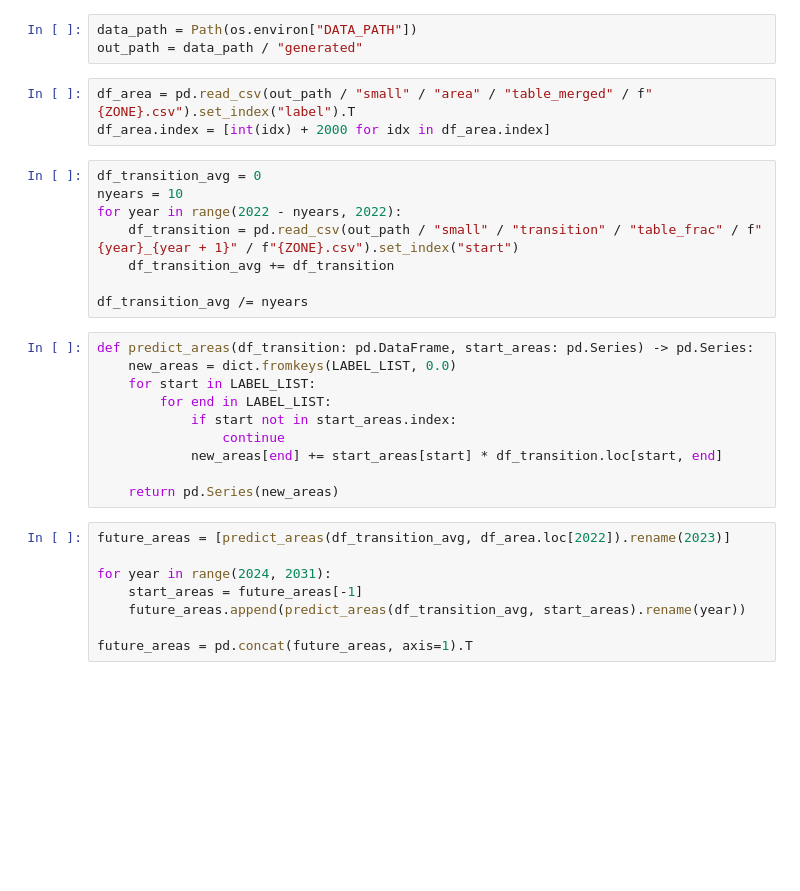
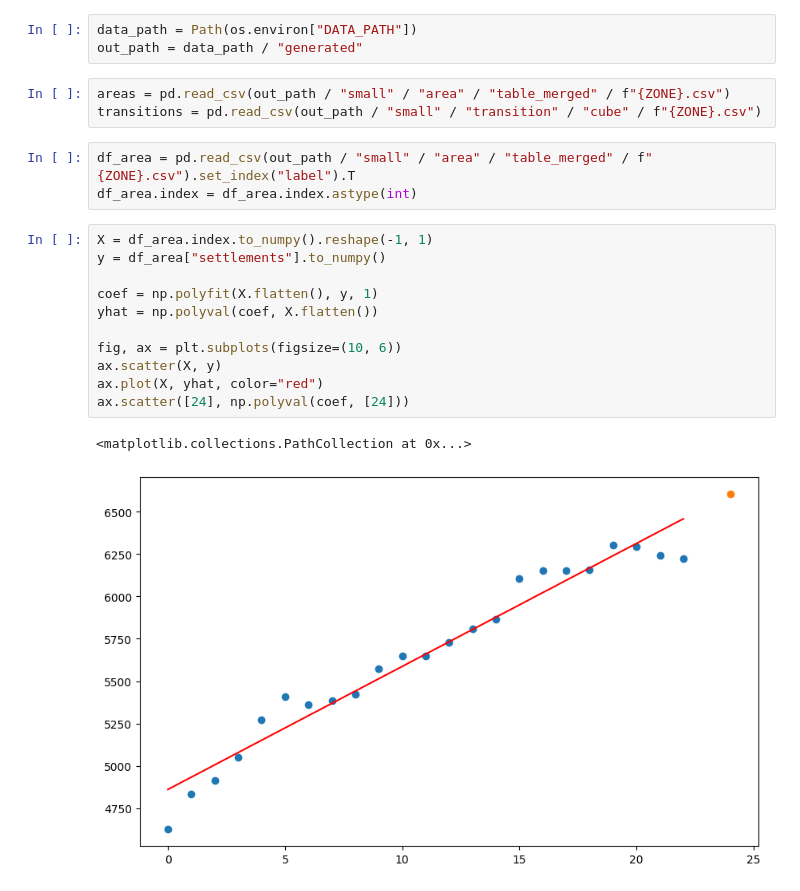
Before and after one commit to CentroFuturoCiudades/carbon_capture, a Jupyter notebook: scenarios.ipynb, the cells around one changed output. Drawn from its saved outputs; the diff is of its cells as text; blank space fills up the shorter version.

```diff
--- a/scenarios.ipynb
+++ b/scenarios.ipynb
@@ -16,35 +16,26 @@ ZONE = "PER+Coronel Portillo"
 # %%
 data_path = Path(os.environ["DATA_PATH"])
 out_path = data_path / "generated"
+# %%
+areas = pd.read_csv(out_path / "small" / "area" / "table_merged" / f"{ZONE}.csv")
+transitions = pd.read_csv(out_path / "small" / "transition" / "cube" / f"{ZONE}.csv")
 # %%
 df_area = pd.read_csv(out_path / "small" / "area" / "table_merged" / f"{ZONE}.csv").set_index("label").T
-df_area.index = [int(idx) + 2000 for idx in df_area.index]
+df_area.index = df_area.index.astype(int)
-# %%
-df_transition_avg = 0
-nyears = 10
-for year in range(2022 - nyears, 2022):
-    df_transition = pd.read_csv(out_path / "small" / "transition" / "table_frac" / f"{year}_{year + 1}" / f"{ZONE}.csv").set_index("start")
-    df_transition_avg += df_transition
-
-df_transition_avg /= nyears
-# %%
-def predict_areas(df_transition: pd.DataFrame, start_areas: pd.Series) -> pd.Series:
-    new_areas = dict.fromkeys(LABEL_LIST, 0.0)
-    for start in LABEL_LIST:
-        for end in LABEL_LIST:
-            if start not in start_areas.index:
-                continue
-            new_areas[end] += start_areas[start] * df_transition.loc[start, end]
-
-    return pd.Series(new_areas)
-# %%
-future_areas = [predict_areas(df_transition_avg, df_area.loc[2022]).rename(2023)]
-
-for year in range(2024, 2031):
-    start_areas = future_areas[-1]
-    future_areas.append(predict_areas(df_transition_avg, start_areas).rename(year))
-
-future_areas = pd.concat(future_areas, axis=1).T
+# %%
+X = df_area.index.to_numpy().reshape(-1, 1)
+y = df_area["settlements"].to_numpy()
+
+coef = np.polyfit(X.flatten(), y, 1)
+yhat = np.polyval(coef, X.flatten())
+
+fig, ax = plt.subplots(figsize=(10, 6))
+ax.scatter(X, y)
+ax.plot(X, yhat, color="red")
+ax.scatter([24], np.polyval(coef, [24]))
+# %% [output]
+<matplotlib.collections.PathCollection at 0x...>
+[figure, added]
 # %%
 fig, ax = plt.subplots(4, 3, figsize=(15, 10))
 
```
Also changed, not shown: parts of 14 cells of this notebook, 2 other files.
